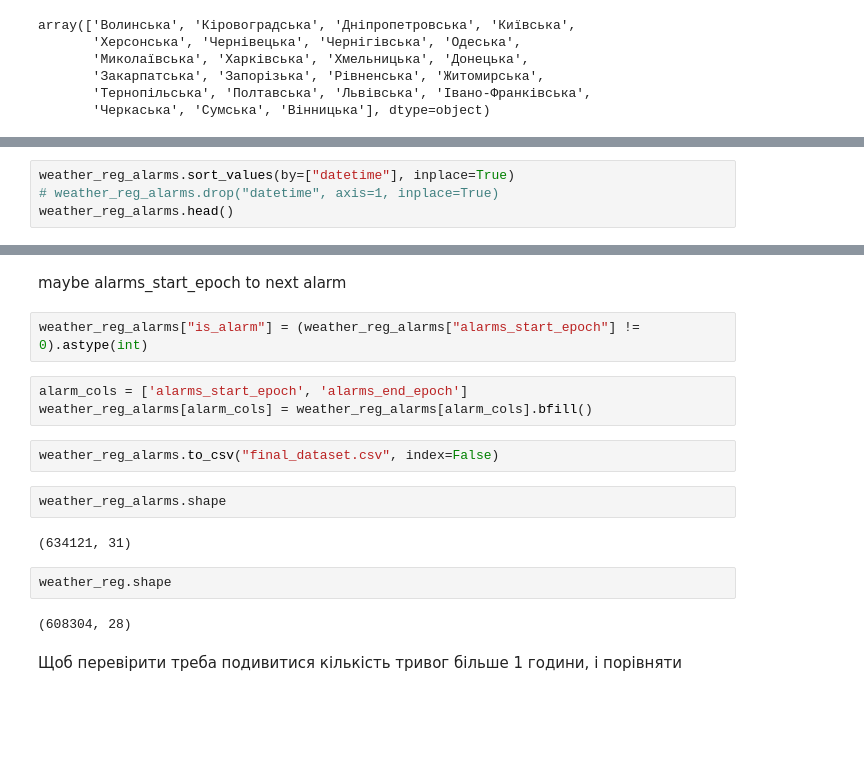
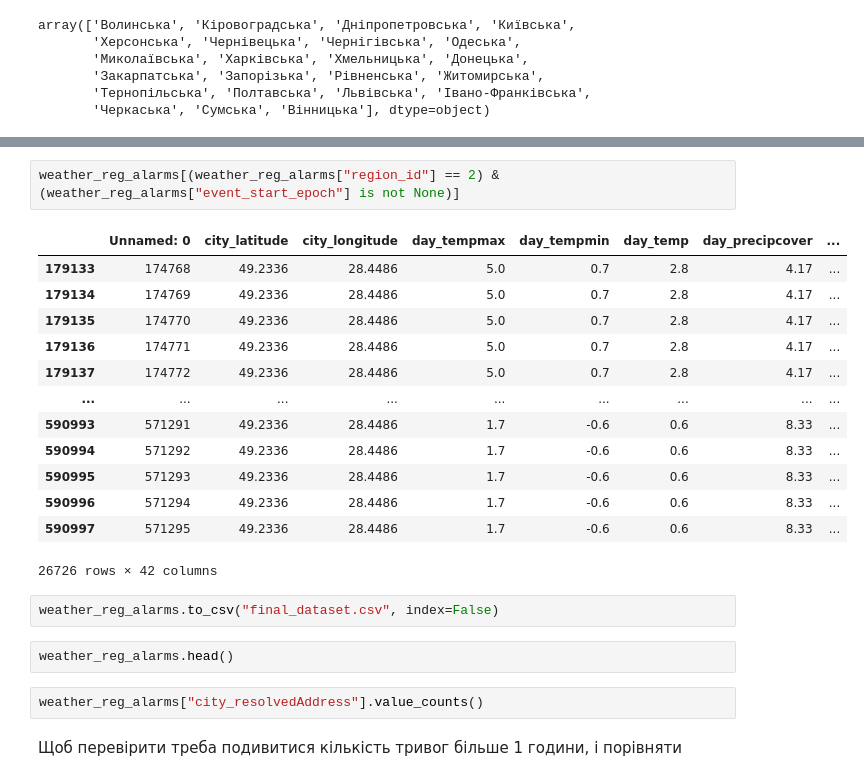
Before and after one commit to KonchakivskyiDanylo/PythonForDs, a Jupyter notebook: merge_datasets.ipynb, the cells around one changed output, grey strips where cells are left out. Cells and saved outputs as stored; diff of their text form; blank space fills up the shorter version.

```diff
--- a/merge_datasets.ipynb
+++ b/merge_datasets.ipynb
@@ -182,4 +119,0 @@ weather_reg_alarms.head()
-# %%
-weather_reg_alarms.sort_values(by=["datetime"], inplace=True)
-# weather_reg_alarms.drop("datetime", axis=1, inplace=True)
-weather_reg_alarms.head()
@@ -194,20 +120,25 @@ weather_reg_alarms.head()
-# %% [markdown]
-maybe alarms_start_epoch to next alarm
-# %%
-weather_reg_alarms["is_alarm"] = (weather_reg_alarms["alarms_start_epoch"] != 0).astype(int)
-# %%
-alarm_cols = ['alarms_start_epoch', 'alarms_end_epoch']
-weather_reg_alarms[alarm_cols] = weather_reg_alarms[alarm_cols].bfill()
+# %%
+weather_reg_alarms[(weather_reg_alarms["region_id"] == 2) & (weather_reg_alarms["event_start_epoch"] is not None)]
+# %% [output]
+|  | Unnamed: 0 | city_latitude | city_longitude | day_tempmax | day_tempmin | day_temp | day_precipcover | ... |
+| 179133 | 174768 | 49.2336 | 28.4486 | 5.0 | 0.7 | 2.8 | 4.17 | ... |
+| 179134 | 174769 | 49.2336 | 28.4486 | 5.0 | 0.7 | 2.8 | 4.17 | ... |
+| 179135 | 174770 | 49.2336 | 28.4486 | 5.0 | 0.7 | 2.8 | 4.17 | ... |
+| 179136 | 174771 | 49.2336 | 28.4486 | 5.0 | 0.7 | 2.8 | 4.17 | ... |
+| 179137 | 174772 | 49.2336 | 28.4486 | 5.0 | 0.7 | 2.8 | 4.17 | ... |
+| ... | ... | ... | ... | ... | ... | ... | ... | ... |
+| 590993 | 571291 | 49.2336 | 28.4486 | 1.7 | -0.6 | 0.6 | 8.33 | ... |
+| 590994 | 571292 | 49.2336 | 28.4486 | 1.7 | -0.6 | 0.6 | 8.33 | ... |
+| 590995 | 571293 | 49.2336 | 28.4486 | 1.7 | -0.6 | 0.6 | 8.33 | ... |
+| 590996 | 571294 | 49.2336 | 28.4486 | 1.7 | -0.6 | 0.6 | 8.33 | ... |
+| 590997 | 571295 | 49.2336 | 28.4486 | 1.7 | -0.6 | 0.6 | 8.33 | ... |
+26726 rows × 42 columns
 # %%
 weather_reg_alarms.to_csv("final_dataset.csv", index=False)
 # %%
-weather_reg_alarms.shape
+weather_reg_alarms.head()
-# %% [output]
-(634121, 31)
-# %%
-weather_reg.shape
-# %% [output]
-(608304, 28)
+# %%
+weather_reg_alarms["city_resolvedAddress"].value_counts()
 # %% [markdown]
 Щоб перевірити треба подивитися кількість тривог більше 1 години, і порівняти
 # %%
```
Also changed, not shown: parts of 31 cells of this notebook.
